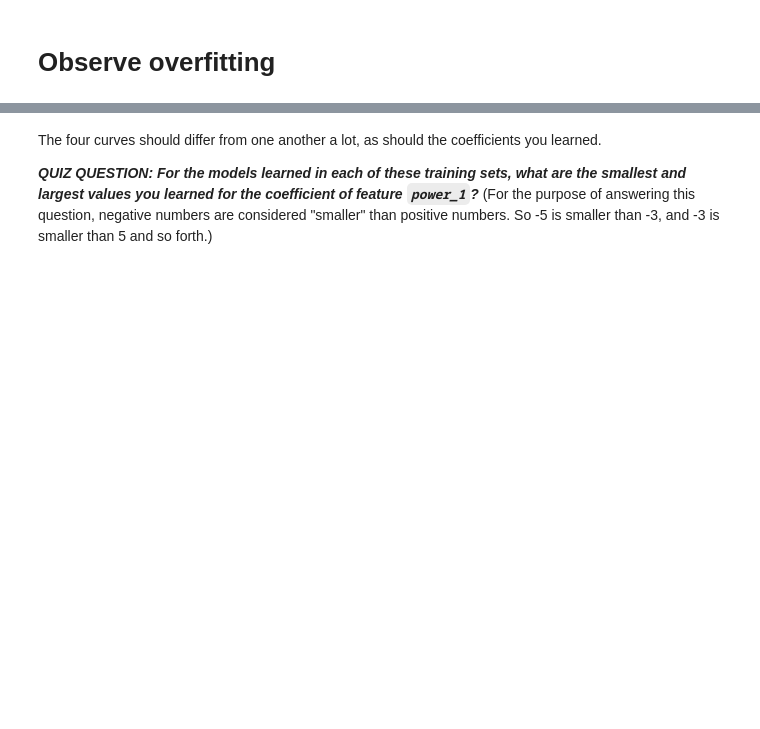
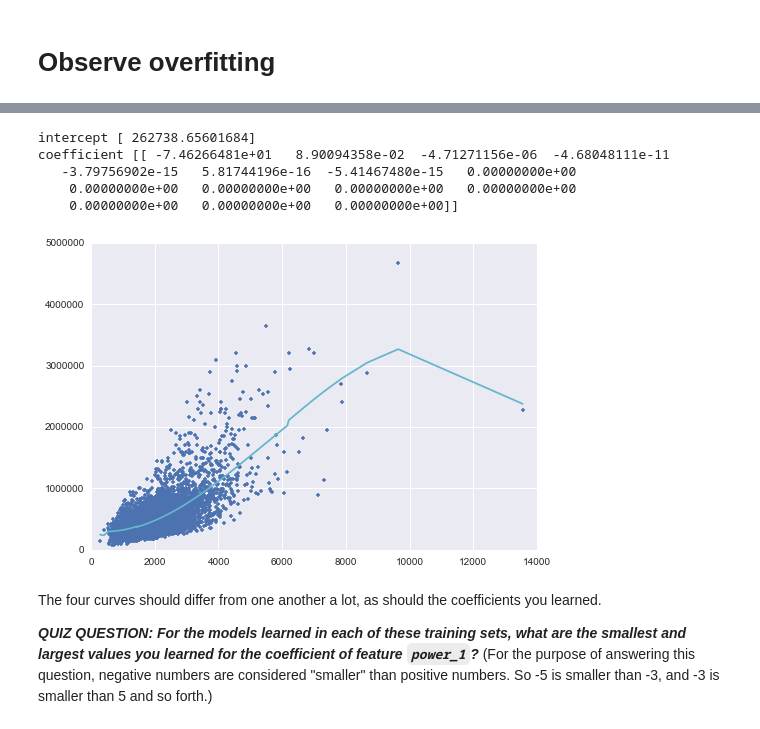
Before and after one commit to benjaminsw/regression, a Jupyter notebook: kc_house/ridge regression.ipynb, the cells around one changed output, grey strips where cells are left out. Saved outputs shown, nothing was run; the diff lists cells and outputs as text; code cells hidden in the pictures; blank space fills up the shorter version.

```diff
--- a/kc_house/ridge regression.ipynb
+++ b/kc_house/ridge regression.ipynb
@@ -125,3 +156,13 @@ Hint: When calling `graphlab.linear_regression.create()`, use the same L2 penalt
+# %%
+#set 4
+fit15_deg_poly(set_4, l2_small_penalty)
+# %% [output]
+intercept [ 262738.65601684]
+coefficient [[ -7.46266481e+01   8.90094358e-02  -4.71271156e-06  -4.68048111e-11
+   -3.79756902e-15   5.81744196e-16  -5.41467480e-15   0.00000000e+00
+    0.00000000e+00   0.00000000e+00   0.00000000e+00   0.00000000e+00
+    0.00000000e+00   0.00000000e+00   0.00000000e+00]]
+[figure, added]
 # %% [markdown]
 The four curves should differ from one another a lot, as should the coefficients you learned.
 
```
Also changed, not shown: parts of 8 cells of this notebook.
